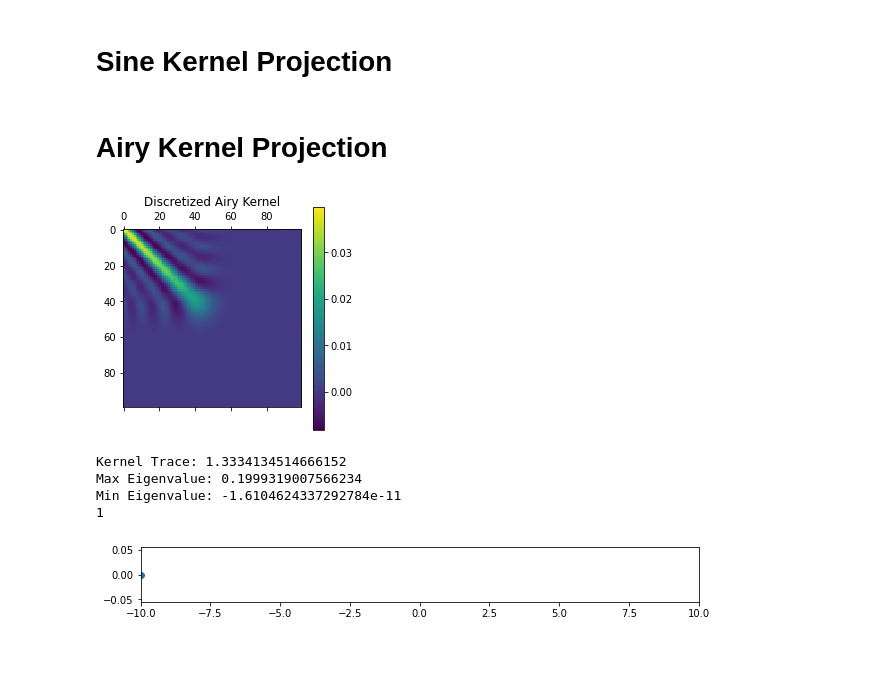
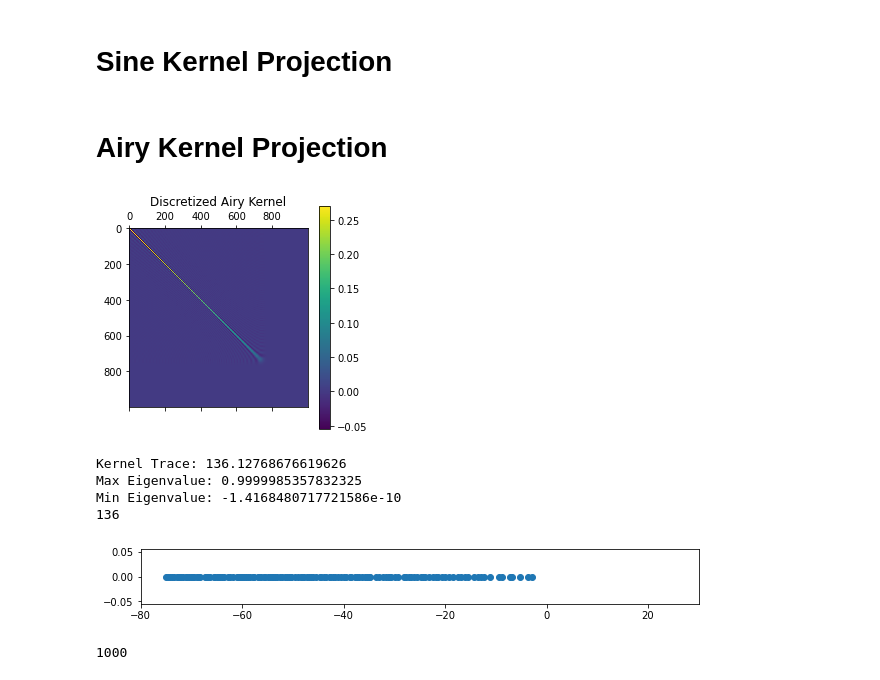
Before and after one commit to SamKirkiles/Determinantal-Point-Process-Sampling, a Jupyter notebook: Determinantal Point Processes-Copy1.ipynb, the cells around one changed output. Saved outputs shown, nothing was run; the diff lists cells and outputs as text; code cells hidden in the pictures; blank space fills up the shorter version.

Commit message:
Saved airy kernel

```diff
--- a/Determinantal Point Processes-Copy1.ipynb
+++ b/Determinantal Point Processes-Copy1.ipynb
@@ -97,6 +97,6 @@ plt.show()
 fig = plt.figure(figsize=(10,1))
 plt.scatter(np.array(samples)/n*(max(airy_window)-min(airy_window))-(max(r)-min(r))/2,np.zeros(len(samples)))
 print(len(samples))
-# %% [markdown]
-# Airy Kernel Projection
+# %% [markdown]
+# Airy Kernel Projection
 # %%
@@ -135,37 +136,44 @@ airy_kernel = airy_kernel*(slice_size)
+# %%
+# Load from file
+(airy_kernel, n, airy_window) = np.load('airy_kernel.npy', allow_pickle=True)
 # %%
 #algorithm = "Poulson"
 algorithm = "DPPy"
 
 plt.matshow(np.array(airy_kernel))
 plt.colorbar()
 plt.title("Discretized Airy Kernel")
 plt.show()
 
 
 eigenvalues, eigenvectors = np.linalg.eig(airy_kernel)
 
 print("Kernel Trace: " + str(np.trace(airy_kernel)))
 print("Max Eigenvalue: " + str(max(eigenvalues.real)))
 print("Min Eigenvalue: " + str(min(eigenvalues.real)))
 
 samples = None
 
 if algorithm == "Poulson":
     samples,_ = sampling_algorithm_1(airy_kernel)
 elif algorithm == "DPPy":
     DPP = FiniteDPP('correlation', **{'K': airy_kernel})
     DPP.sample_exact()
     samples = DPP.list_of_samples[0]
 
 
 fig = plt.figure(figsize=(10,1))
-plt.scatter(np.array(samples)/n*(max(r)-min(r))-(max(r)-min(r))/2,np.zeros(len(samples)))
-plt.xlim(airy_window[0], airy_window[1])
+plt.scatter(np.array(samples)/n*(max(airy_window)-min(airy_window))-(abs(min(airy_window))),np.zeros(len(samples)))
+plt.xlim(airy_window[0]-5, airy_window[1]+5)
 print(len(samples))
 # %% [output]
-[figure, old version]
+[figure, new version]
-Kernel Trace: 1.3334134514666152
-Max Eigenvalue: 0.1999319007566234
-Min Eigenvalue: -1.6104624337292784e-11
-1
+Kernel Trace: 136.12768676619626
+Max Eigenvalue: 0.9999985357832325
+Min Eigenvalue: -1.4168480717721586e-10
+136
-[figure, old version]
+[figure, new version]
+# %%
+samples
+# %% [output]
+1000
```
Also changed, not shown: parts of 1 cell of this notebook, 1 other file.
